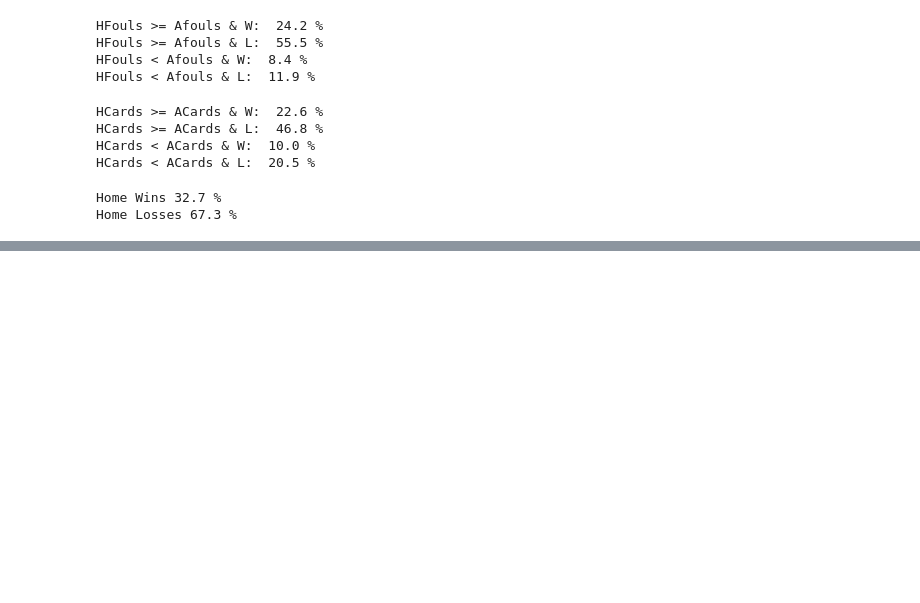
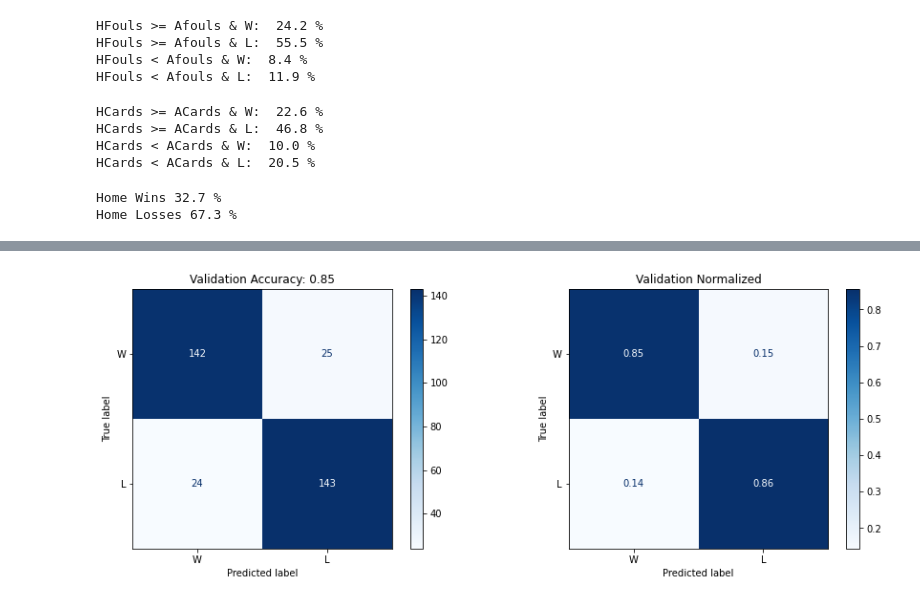
Before and after one commit to kcelebi/euro-football-officials-ML, a Jupyter notebook: pysrc/RF_final.ipynb, the cells around one changed output, grey strips where cells are left out. Drawn from its saved outputs; the diff is of its cells as text; code cells hidden in the pictures; blank space fills up the shorter version.

```diff
--- a/pysrc/RF_final.ipynb
+++ b/pysrc/RF_final.ipynb
@@ -301,0 +356,4 @@ X.shape
+# %%
+CM(LeanClassifier(X_test, threshold = np.argmax(tune)), y_test, type_ = 'Validation', labels = ['W', 'L'], save = 'lean_valid_cm.png')
+# %% [output]
+[figure, added]
```
Also changed, not shown: parts of 8 cells of this notebook, 4 other files.
